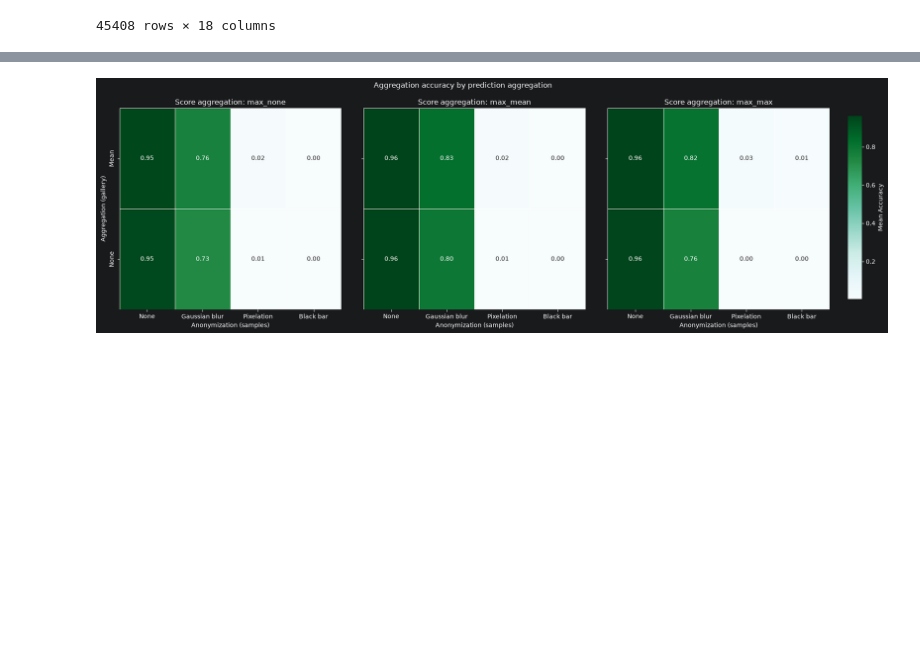
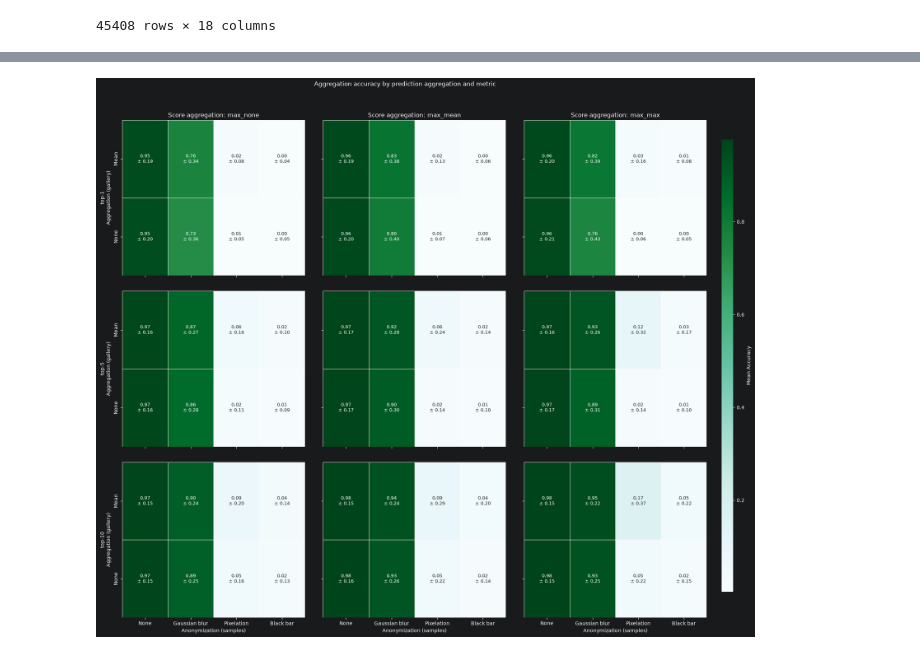
Before and after one commit to wagpa/meles, a Jupyter notebook: src/notebooks/04_experiment_arcface_fusion_levels.ipynb, the cells around one changed output, grey strips where cells are left out. Saved outputs shown, nothing was run; the diff lists cells and outputs as text; code cells hidden in the pictures; blank space fills up the shorter version.

```diff
--- a/src/notebooks/04_experiment_arcface_fusion_levels.ipynb
+++ b/src/notebooks/04_experiment_arcface_fusion_levels.ipynb
@@ -51,59 +49,101 @@ data = EXPERIMENT_DATA.replace(
         },
         "gallery_embedding_aggregation": {
             "video_none": "None",
             "identity_pooling_mean": "Mean",
             "identity_consensus_beta1": "Consensus (beta=1)",
             "identity_normweighted": "Norm weighted",
         },
     }
 )
-METRIC = "top-1"
 
-# Shared ordering across all panels
-agg_order = data.groupby("gallery_embedding_aggregation")[METRIC].mean().sort_values(ascending=False).index
-embedding_order = data.groupby("samples_frame_anonymization")[METRIC].mean().sort_values(ascending=False).index
+# rows and cols
+metrics = ["top-1", "top-5", "top-10"]
+score_aggs = data["score_aggregation"].unique()  # or a fixed list, e.g. ["max_mean", ...]
 
-score_aggs = data["score_aggregation"].unique()  # or a fixed list, e.g. ["max_mean", ...]
+# Shared ordering across all panels (based on one reference metric)
+ORDER_METRIC = "top-1"
+agg_order = data.groupby("gallery_embedding_aggregation")[ORDER_METRIC].mean().sort_values(ascending=False).index
+embedding_order = data.groupby("samples_frame_anonymization")[ORDER_METRIC].mean().sort_values(ascending=False).index
 
 # Build all pivots first so we can find a shared color range
 pivots = {
-    s: data[data["score_aggregation"] == s]
+    (m, s): data[data["score_aggregation"] == s]
     .pivot_table(
         index="gallery_embedding_aggregation",
         columns="samples_frame_anonymization",
-        values=METRIC,
+        values=m,
         aggfunc="mean",
     )
     .reindex(index=agg_order, columns=embedding_order)
+    for m in metrics
     for s in score_aggs
 }
 vmin = min(p.min().min() for p in pivots.values())
 vmax = max(p.max().max() for p in pivots.values())
 
-fig, axes = plt.subplots(1, len(score_aggs), figsize=(7 * len(score_aggs), 6), sharey=True)
+# Spread per cell: "std" for standard deviation, "sem" for standard error of the mean
+SPREAD = "std"
+
+spreads = {
+    (m, s): data[data["score_aggregation"] == s]
+    .pivot_table(
+        index="gallery_embedding_aggregation",
+        columns="samples_frame_anonymization",
+        values=m,
+        aggfunc=SPREAD,
+    )
+    .reindex(index=agg_order, columns=embedding_order)
+    for m in metrics
+    for s in score_aggs
+}
+
+def make_labels(mean_df, spread_df):
+    return (
+            mean_df.map(lambda v: f"{v:.2f}")
+            + "\n± "
+            + spread_df.map(lambda v: f"{v:.2f}" if pd.notna(v) else "n/a")
+    )
+
+fig, axes = plt.subplots(
+    len(metrics),
+    len(score_aggs),
+    figsize=(7 * len(score_aggs), 6 * len(metrics)),
+    sharex=True,
+    sharey=True,
+    squeeze=False,  # always 2D, even with a single row or column
+)
 cbar_ax = fig.add_axes([0.92, 0.15, 0.015, 0.7])  # one colorbar for all panels
 
-for i, (ax, s) in enumerate(zip(axes, score_aggs)):
-    sns.heatmap(
-        pivots[s],
-        ax=ax,
-        annot=True,
-        fmt=".2f",
-        cmap="BuGn",
-        vmin=vmin,
-        vmax=vmax,
-        linewidths=0.5,
-        linecolor="w",
-        cbar=(i == 0),
-        cbar_ax=cbar_ax if i == 0 else None,
-        cbar_kws={"label": "Mean Accuracy"},
-    )
-    ax.set_title(f"Score aggregation: {s}")
-    ax.set_xlabel("Anonymization (samples)")
-    ax.set_ylabel("Aggregation (gallery)" if i == 0 else "")
+for r, m in enumerate(metrics):
+    for c, s in enumerate(score_aggs):
+        ax = axes[r, c]
+        first = r == 0 and c == 0
+        sns.heatmap(
+            pivots[(m, s)],
+            ax=ax,
+            annot=make_labels(pivots[(m, s)], spreads[(m, s)]),
+            fmt="",
+            annot_kws={"fontsize": 9},
+            #annot=True,
+            #fmt=".3f",
+            cmap="BuGn",
+            vmin=vmin,
+            vmax=vmax,
+            linewidths=0.5,
+            linecolor="w",
+            cbar=first,
+            cbar_ax=cbar_ax if first else None,
+            cbar_kws={"label": "Mean Accuracy"},
+        )
+        # Column titles on top row only
+        ax.set_title(f"Score aggregation: {s}" if r == 0 else "")
+        # x-label on bottom row only
+        ax.set_xlabel("Anonymization (samples)" if r == len(metrics) - 1 else "")
+        # Row label (metric) on first column only
+        ax.set_ylabel(f"{m}\nAggregation (gallery)" if c == 0 else "")
 
-fig.suptitle("Aggregation accuracy by prediction aggregation")
-fig.subplots_adjust(right=0.9, wspace=0.1)
+fig.suptitle("Aggregation accuracy by prediction aggregation and metric", y=0.94)
+fig.subplots_adjust(right=0.9, wspace=0.1, hspace=0.1)
 plt.show()
 # %% [output]
-[figure, old version]
+[figure, new version]
```
Also changed, not shown: parts of 2 cells of this notebook.
